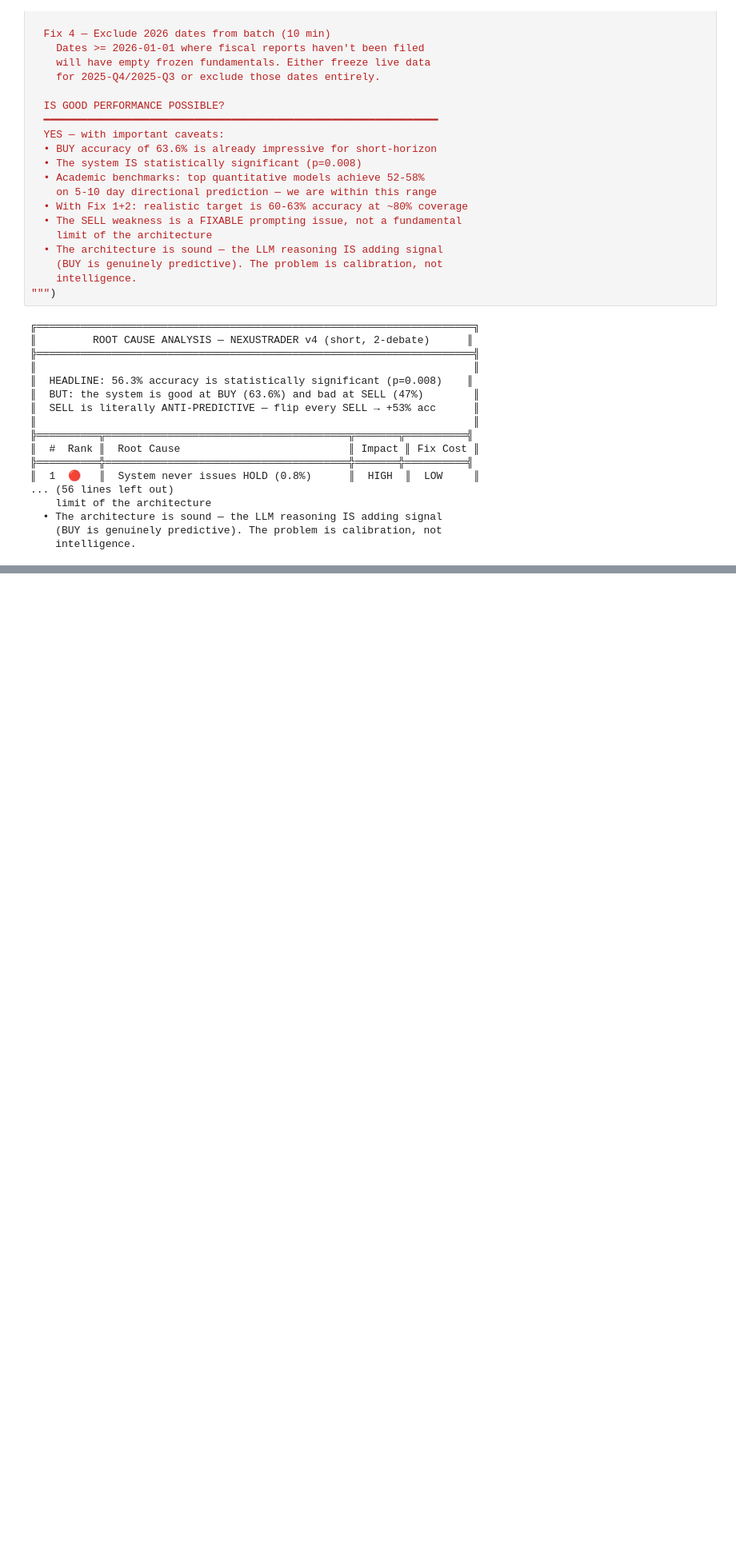
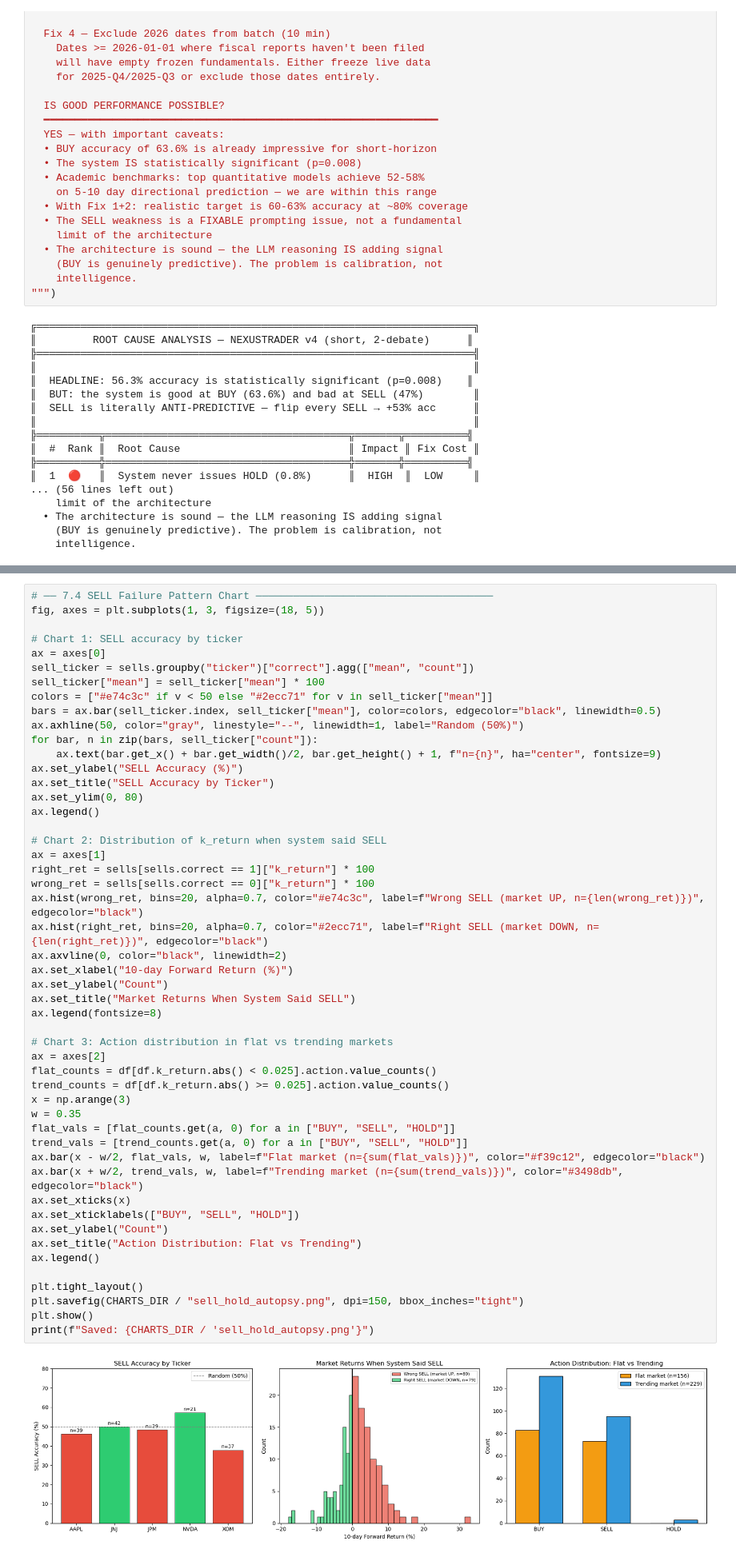
Before and after one commit to medex256/nexustrader, a Jupyter notebook: experiments/experiment_notebook.ipynb, the cells around one changed output, grey strips where cells are left out. Shown at 80% size. Cells and saved outputs as stored; diff of their text form; blank space fills up the shorter version.

```diff
--- a/experiments/experiment_notebook.ipynb
+++ b/experiments/experiment_notebook.ipynb
@@ -2027,0 +2263,52 @@ print("""
+# %%
+# ── 7.4 SELL Failure Pattern Chart ──────────────────────────────────────
+fig, axes = plt.subplots(1, 3, figsize=(18, 5))
+
+# Chart 1: SELL accuracy by ticker
+ax = axes[0]
+sell_ticker = sells.groupby("ticker")["correct"].agg(["mean", "count"])
+sell_ticker["mean"] = sell_ticker["mean"] * 100
+colors = ["#e74c3c" if v < 50 else "#2ecc71" for v in sell_ticker["mean"]]
+bars = ax.bar(sell_ticker.index, sell_ticker["mean"], color=colors, edgecolor="black", linewidth=0.5)
+ax.axhline(50, color="gray", linestyle="--", linewidth=1, label="Random (50%)")
+for bar, n in zip(bars, sell_ticker["count"]):
+    ax.text(bar.get_x() + bar.get_width()/2, bar.get_height() + 1, f"n={n}", ha="center", fontsize=9)
+ax.set_ylabel("SELL Accuracy (%)")
+ax.set_title("SELL Accuracy by Ticker")
+ax.set_ylim(0, 80)
+ax.legend()
+
+# Chart 2: Distribution of k_return when system said SELL
+ax = axes[1]
+right_ret = sells[sells.correct == 1]["k_return"] * 100
+wrong_ret = sells[sells.correct == 0]["k_return"] * 100
+ax.hist(wrong_ret, bins=20, alpha=0.7, color="#e74c3c", label=f"Wrong SELL (market UP, n={len(wrong_ret)})", edgecolor="black")
+ax.hist(right_ret, bins=20, alpha=0.7, color="#2ecc71", label=f"Right SELL (market DOWN, n={len(right_ret)})", edgecolor="black")
+ax.axvline(0, color="black", linewidth=2)
+ax.set_xlabel("10-day Forward Return (%)")
+ax.set_ylabel("Count")
+ax.set_title("Market Returns When System Said SELL")
+ax.legend(fontsize=8)
+
+# Chart 3: Action distribution in flat vs trending markets
+ax = axes[2]
+flat_counts = df[df.k_return.abs() < 0.025].action.value_counts()
+trend_counts = df[df.k_return.abs() >= 0.025].action.value_counts()
+x = np.arange(3)
+w = 0.35
+flat_vals = [flat_counts.get(a, 0) for a in ["BUY", "SELL", "HOLD"]]
+trend_vals = [trend_counts.get(a, 0) for a in ["BUY", "SELL", "HOLD"]]
+ax.bar(x - w/2, flat_vals, w, label=f"Flat market (n={sum(flat_vals)})", color="#f39c12", edgecolor="black")
+ax.bar(x + w/2, trend_vals, w, label=f"Trending market (n={sum(trend_vals)})", color="#3498db", edgecolor="black")
+ax.set_xticks(x)
+ax.set_xticklabels(["BUY", "SELL", "HOLD"])
+ax.set_ylabel("Count")
+ax.set_title("Action Distribution: Flat vs Trending")
+ax.legend()
+
+plt.tight_layout()
+plt.savefig(CHARTS_DIR / "sell_hold_autopsy.png", dpi=150, bbox_inches="tight")
+plt.show()
+print(f"Saved: {CHARTS_DIR / 'sell_hold_autopsy.png'}")
+# %% [output]
+[figure, added]
```
Also changed, not shown: parts of 28 cells of this notebook, 14 other files.
